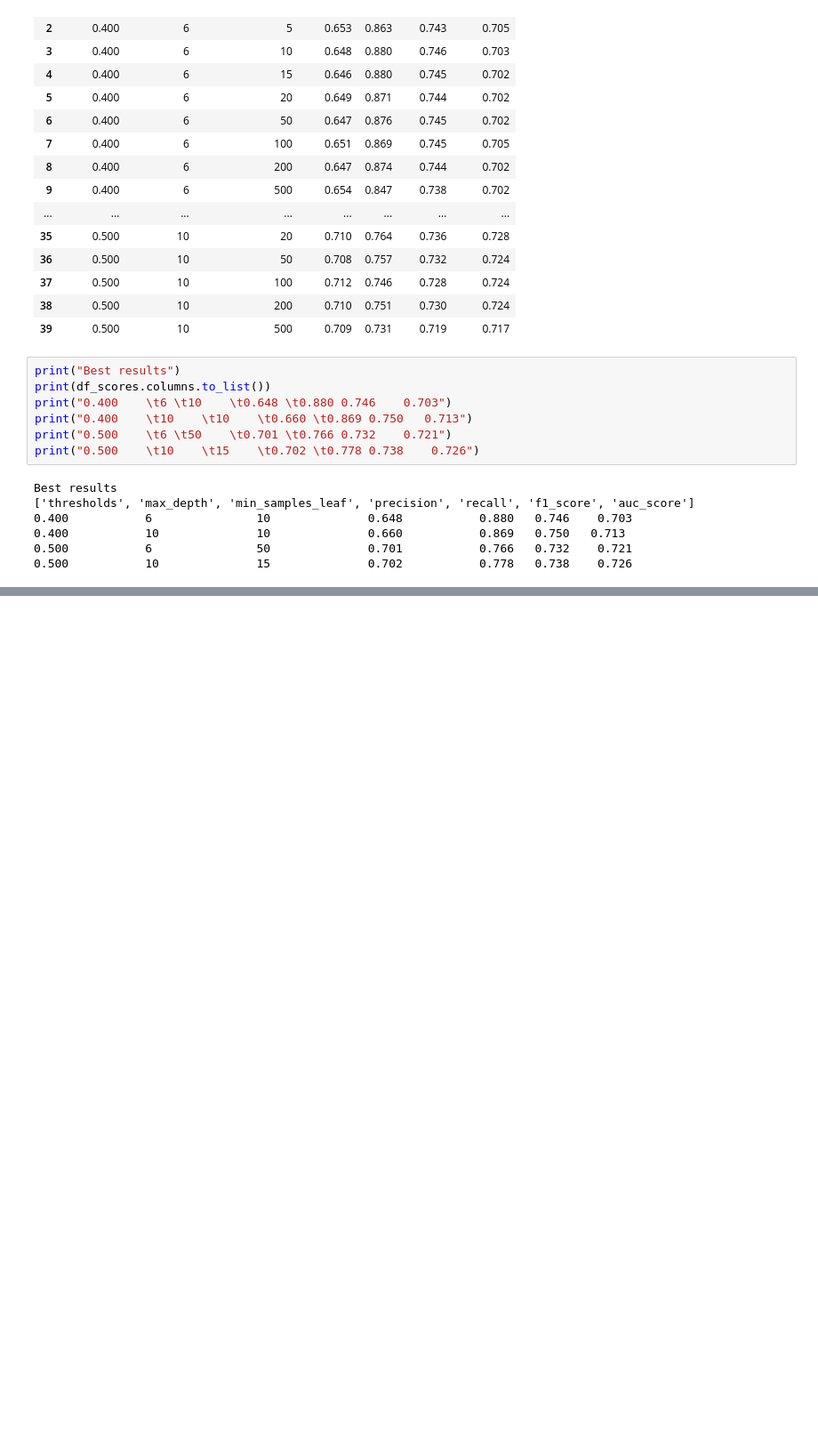
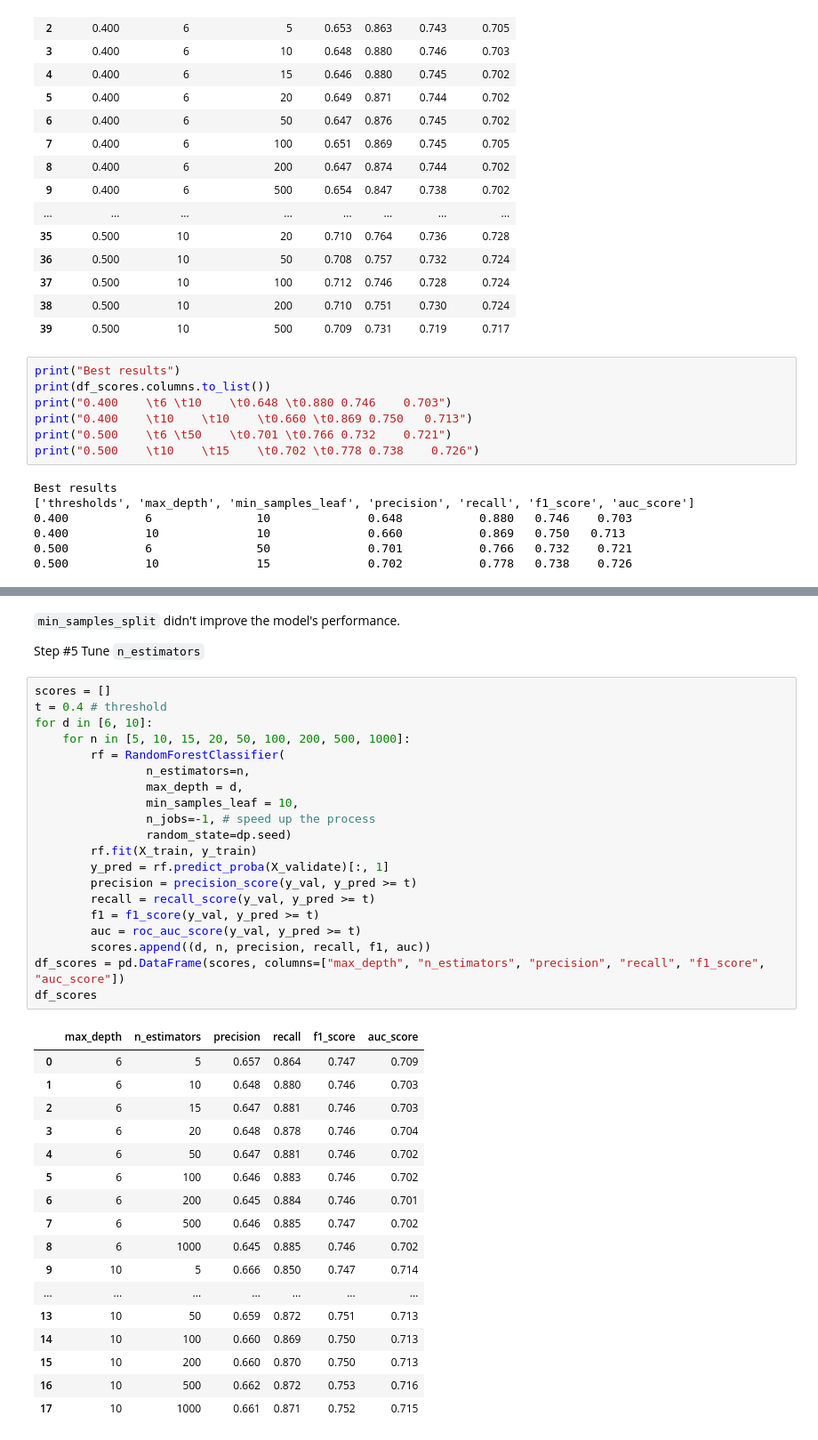
Before and after one commit to nadia-paz/cdc_diabetes, a Jupyter notebook: notebook.ipynb, the cells around one changed output, grey strips where cells are left out. Shown: that part at 89% size. Cells and saved outputs as stored; diff of their text form; blank space fills up the shorter version.

```diff
--- a/notebook.ipynb
+++ b/notebook.ipynb
@@ -660,0 +703,42 @@ Best results
+# %% [markdown]
+`min_samples_split` didn't improve the model's performance.
+
+Step #5  Tune `n_estimators`
+# %%
+scores = []
+t = 0.4 # threshold
+for d in [6, 10]:
+    for n in [5, 10, 15, 20, 50, 100, 200, 500, 1000]:
+        rf = RandomForestClassifier(
+                n_estimators=n,
+                max_depth = d,
+                min_samples_leaf = 10,
+                n_jobs=-1, # speed up the process
+                random_state=dp.seed)
+        rf.fit(X_train, y_train)
+        y_pred = rf.predict_proba(X_validate)[:, 1]
+        precision = precision_score(y_val, y_pred >= t)
+        recall = recall_score(y_val, y_pred >= t)
+        f1 = f1_score(y_val, y_pred >= t)
+        auc = roc_auc_score(y_val, y_pred >= t)
+        scores.append((d, n, precision, recall, f1, auc))
+df_scores = pd.DataFrame(scores, columns=["max_depth", "n_estimators", "precision", "recall", "f1_score", "auc_score"])
+df_scores
+# %% [output]
+|  | max_depth | n_estimators | precision | recall | f1_score | auc_score |
+| 0 | 6 | 5 | 0.657 | 0.864 | 0.747 | 0.709 |
+| 1 | 6 | 10 | 0.648 | 0.880 | 0.746 | 0.703 |
+| 2 | 6 | 15 | 0.647 | 0.881 | 0.746 | 0.703 |
+| 3 | 6 | 20 | 0.648 | 0.878 | 0.746 | 0.704 |
+| 4 | 6 | 50 | 0.647 | 0.881 | 0.746 | 0.702 |
+| 5 | 6 | 100 | 0.646 | 0.883 | 0.746 | 0.702 |
+| 6 | 6 | 200 | 0.645 | 0.884 | 0.746 | 0.701 |
+| 7 | 6 | 500 | 0.646 | 0.885 | 0.747 | 0.702 |
+| 8 | 6 | 1000 | 0.645 | 0.885 | 0.746 | 0.702 |
+| 9 | 10 | 5 | 0.666 | 0.850 | 0.747 | 0.714 |
+| ... | ... | ... | ... | ... | ... | ... |
+| 13 | 10 | 50 | 0.659 | 0.872 | 0.751 | 0.713 |
+| 14 | 10 | 100 | 0.660 | 0.869 | 0.750 | 0.713 |
+| 15 | 10 | 200 | 0.660 | 0.870 | 0.750 | 0.713 |
+| 16 | 10 | 500 | 0.662 | 0.872 | 0.753 | 0.716 |
+| 17 | 10 | 1000 | 0.661 | 0.871 | 0.752 | 0.715 |
```
Also changed, not shown: parts of 6 cells of this notebook.
